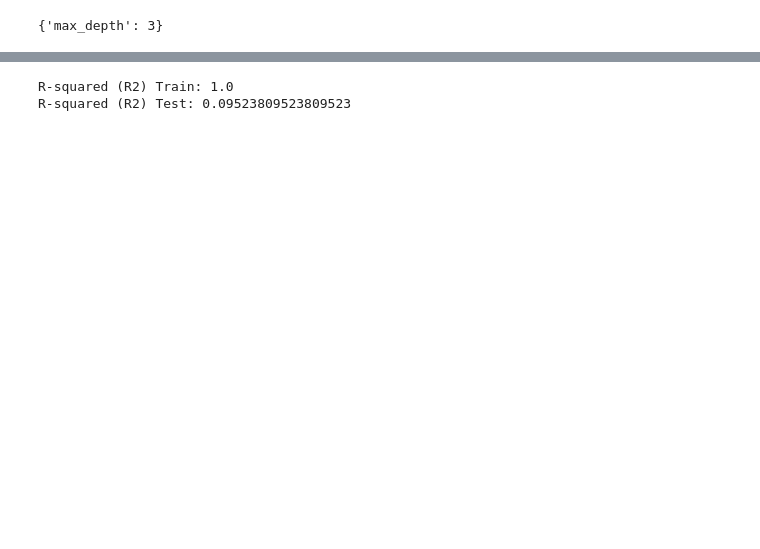
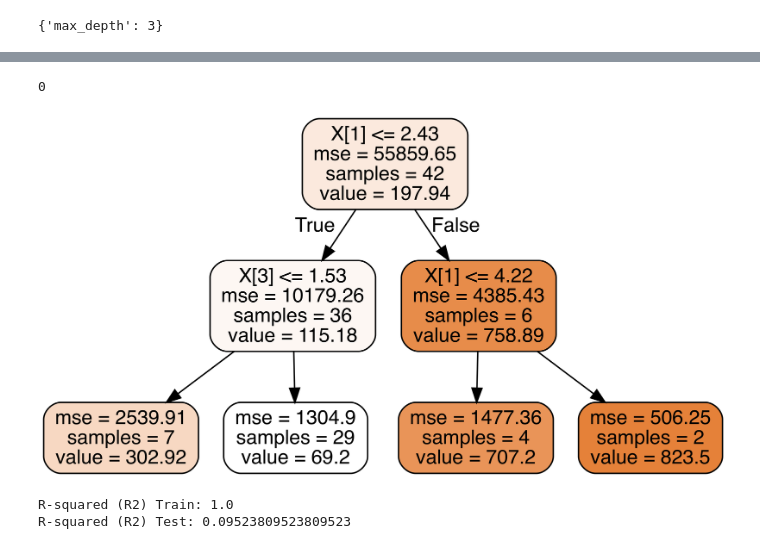
Before and after one commit to devinj0325/maternal-mortality, a Jupyter notebook: DecisionTree.ipynb, the cells around one changed output, grey strips where cells are left out. Cells and saved outputs as stored; diff of their text form; code cells hidden in the pictures; blank space fills up the shorter version.

Commit message:
updating tree

```diff
--- a/DecisionTree.ipynb
+++ b/DecisionTree.ipynb
@@ -120,3 +120,15 @@ tree.plot_tree(clf.fit(data, target))
+# %%
+# Convert to png using system command (requires Graphviz)
+from subprocess import call
+call(['dot', '-Tpng', 'tree.dot', '-o', 'decisiontree.png', '-Gdpi=600'])
+# %% [output]
+0
+# %%
+# Display in jupyter notebook
+from IPython.display import Image
+Image(filename = 'decisiontree.png')
+# %% [output]
+[figure, added]
 # %%
 # Calculate the model.score (R squared)
 
```
Also changed, not shown: parts of 3 cells of this notebook, 1 other file.
